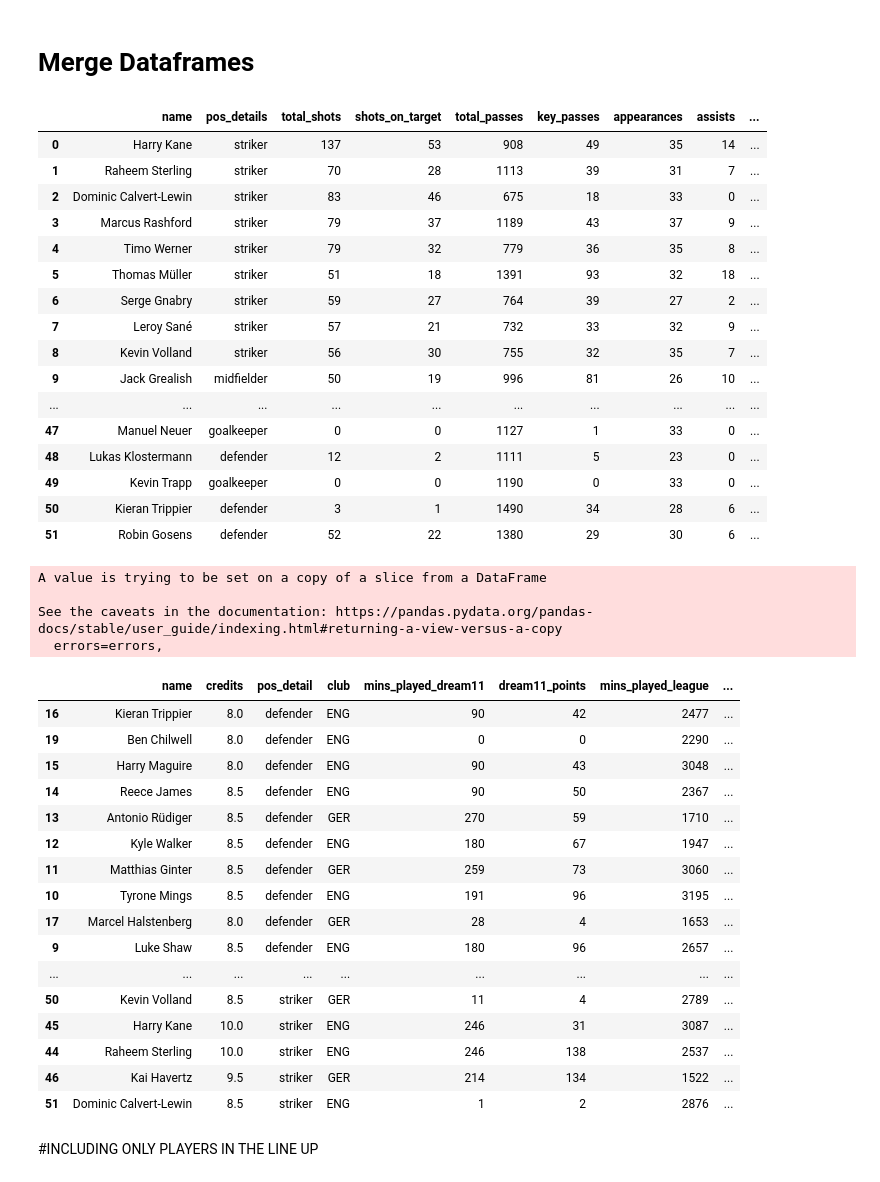
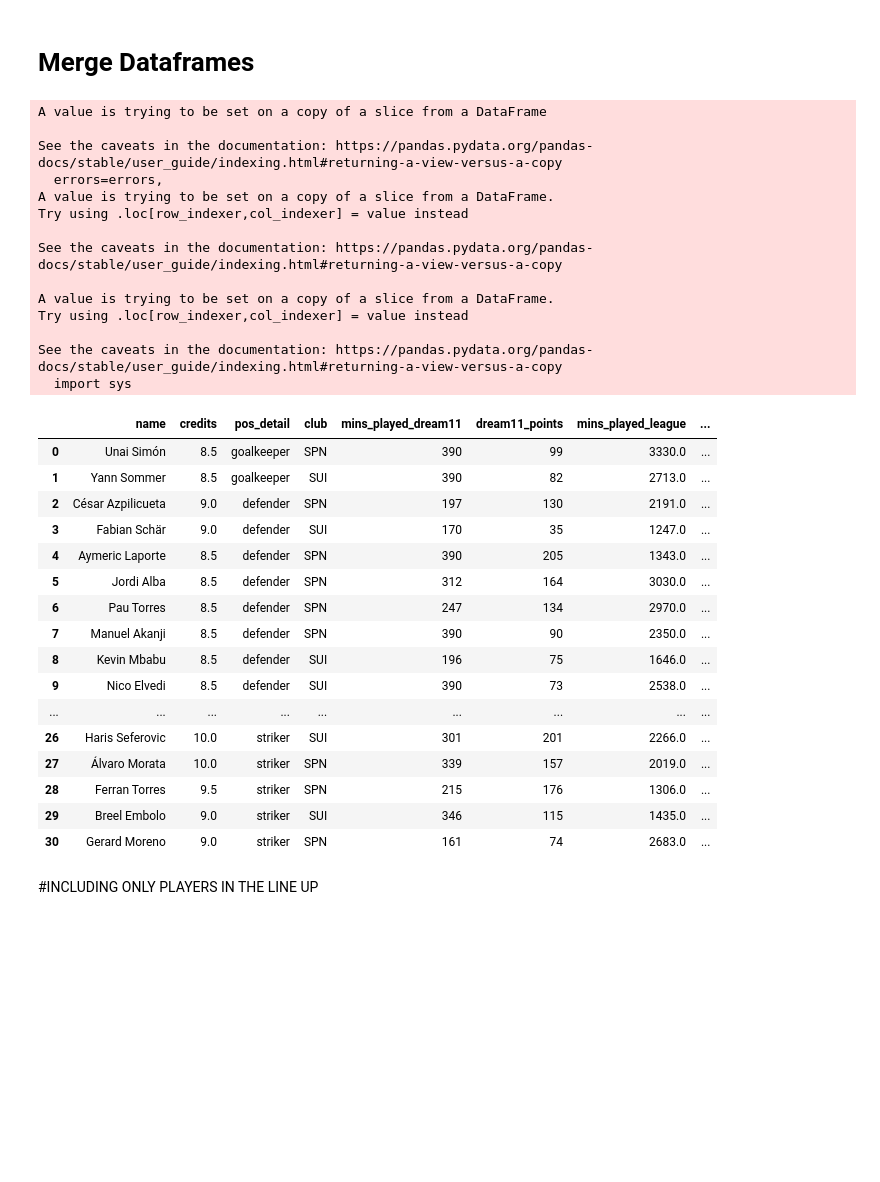
Before and after one commit to Venkat3103/fantasy-football, a Jupyter notebook: Compute_Teams.ipynb, the cells around one changed output. Saved outputs shown, nothing was run; the diff lists cells and outputs as text; code cells hidden in the pictures; blank space fills up the shorter version.

```diff
--- a/Compute_Teams.ipynb
+++ b/Compute_Teams.ipynb
@@ -41,6 +41,6 @@ Saving ENGvsGER.xlsx to ENGvsGER (1).xlsx
 # %%
 import io
-league_data=pd.read_excel(io.BytesIO(uploaded['ENGvsGER.xlsx']))
+league_data=pd.read_excel(io.BytesIO(uploaded['SPNvsSUI.xlsx']))
 league_data
 # %% [output]
 |  | name | pos_details | total_shots | shots_on_target | total_passes | key_passes | appearances | assists | ... |
@@ -67,5 +67,5 @@ Saving ENGvsGER_DREAM11.xlsx to ENGvsGER_DREAM11 (1).xlsx
 # %%
-dream11_data=pd.read_excel(io.BytesIO(uploaded['ENGvsGER_DREAM11.xlsx']))
+dream11_data=pd.read_excel(io.BytesIO(uploaded['SPNvsSUI_DREAM11.xlsx']))
 dream_name=dream11_data.name.tolist()
 dream_name
 # %% [output]
@@ -108,0 +89,5 @@ dream11_data
+# %%
+dream11_data['avg_time_dream11'] = dream11_data['mins_played']/dream11_data['mat_played']
+dream11_data['avg_time_dream11'] = dream11_data.avg_time_dream11.fillna(0);
+#dream11_data = dream11_data[dream11_data['avg_time_dream11']>30]
+dream11_data
@@ -249,0 +254,5 @@ See the caveats in the documentation: https://pandas.pydata.org/pandas-docs/stab
+# %%
+dream11_data
+dream11_data = dream11_data[dream11_data['avg_time_dream11']>30]
+dream11_data.reset_index(drop=True,inplace=True)
+dream11_data
@@ -250,54 +277,46 @@ See the caveats in the documentation: https://pandas.pydata.org/pandas-docs/stab
 # %% [markdown]
 # Merge Dataframes
-# %%
-#dream11_data
-final_league_data
-# %% [output]
-|  | name | pos_details | total_shots | shots_on_target | total_passes | key_passes | appearances | assists | ... |
-| 0 | Harry Kane | striker | 137 | 53 | 908 | 49 | 35 | 14 | ... |
-| 1 | Raheem Sterling | striker | 70 | 28 | 1113 | 39 | 31 | 7 | ... |
-| 2 | Dominic Calvert-Lewin | striker | 83 | 46 | 675 | 18 | 33 | 0 | ... |
-| 3 | Marcus Rashford | striker | 79 | 37 | 1189 | 43 | 37 | 9 | ... |
-| 4 | Timo Werner | striker | 79 | 32 | 779 | 36 | 35 | 8 | ... |
-| 5 | Thomas Müller | striker | 51 | 18 | 1391 | 93 | 32 | 18 | ... |
-| 6 | Serge Gnabry | striker | 59 | 27 | 764 | 39 | 27 | 2 | ... |
-| 7 | Leroy Sané | striker | 57 | 21 | 732 | 33 | 32 | 9 | ... |
-| 8 | Kevin Volland | striker | 56 | 30 | 755 | 32 | 35 | 7 | ... |
-| 9 | Jack Grealish | midfielder | 50 | 19 | 996 | 81 | 26 | 10 | ... |
-| ... | ... | ... | ... | ... | ... | ... | ... | ... | ... |
-| 47 | Manuel Neuer | goalkeeper | 0 | 0 | 1127 | 1 | 33 | 0 | ... |
-| 48 | Lukas Klostermann | defender | 12 | 2 | 1111 | 5 | 23 | 0 | ... |
-| 49 | Kevin Trapp | goalkeeper | 0 | 0 | 1190 | 0 | 33 | 0 | ... |
-| 50 | Kieran Trippier | defender | 3 | 1 | 1490 | 34 | 28 | 6 | ... |
-| 51 | Robin Gosens | defender | 52 | 22 | 1380 | 29 | 30 | 6 | ... |
 # %%
 temp_data = pd.merge(dream11_data,final_league_data,on='name',how='left');
 #temp_data
 final_data = temp_data[['name','epl_value','pos_detail','club','mins_played_x','epl_points','mins_played_y','dream_points',"is_playing"]]
 final_data.rename(columns = {'mins_played_x' : 'mins_played_dream11' , 'mins_played_y' : 'mins_played_league', 'epl_points' : 'dream11_points', 'epl_value' : 'credits' }, inplace=True)
 final_data.sort_values(by="pos_detail",ascending=True)
+final_data['mins_played_league'] = final_data.mins_played_league.fillna(0);
+final_data['dream_points'] = final_data.dream_points.fillna(0);
+final_data
 # %% [output]
 A value is trying to be set on a copy of a slice from a DataFrame
 
 See the caveats in the documentation: https://pandas.pydata.org/pandas-docs/stable/user_guide/indexing.html#returning-a-view-versus-a-copy
   errors=errors,
+A value is trying to be set on a copy of a slice from a DataFrame.
+Try using .loc[row_indexer,col_indexer] = value instead
+
+See the caveats in the documentation: https://pandas.pydata.org/pandas-docs/stable/user_guide/indexing.html#returning-a-view-versus-a-copy
+
+A value is trying to be set on a copy of a slice from a DataFrame.
+Try using .loc[row_indexer,col_indexer] = value instead
+
+See the caveats in the documentation: https://pandas.pydata.org/pandas-docs/stable/user_guide/indexing.html#returning-a-view-versus-a-copy
+  import sys
 |  | name | credits | pos_detail | club | mins_played_dream11 | dream11_points | mins_played_league | ... |
-| 16 | Kieran Trippier | 8.0 | defender | ENG | 90 | 42 | 2477 | ... |
-| 19 | Ben Chilwell | 8.0 | defender | ENG | 0 | 0 | 2290 | ... |
-| 15 | Harry Maguire | 8.0 | defender | ENG | 90 | 43 | 3048 | ... |
-| 14 | Reece James | 8.5 | defender | ENG | 90 | 50 | 2367 | ... |
-| 13 | Antonio Rüdiger | 8.5 | defender | GER | 270 | 59 | 1710 | ... |
-| 12 | Kyle Walker | 8.5 | defender | ENG | 180 | 67 | 1947 | ... |
-| 11 | Matthias Ginter | 8.5 | defender | GER | 259 | 73 | 3060 | ... |
-| 10 | Tyrone Mings | 8.5 | defender | ENG | 191 | 96 | 3195 | ... |
-| 17 | Marcel Halstenberg | 8.0 | defender | GER | 28 | 4 | 1653 | ... |
-| 9 | Luke Shaw | 8.5 | defender | ENG | 180 | 96 | 2657 | ... |
+| 0 | Unai Simón | 8.5 | goalkeeper | SPN | 390 | 99 | 3330.0 | ... |
+| 1 | Yann Sommer | 8.5 | goalkeeper | SUI | 390 | 82 | 2713.0 | ... |
+| 2 | César Azpilicueta | 9.0 | defender | SPN | 197 | 130 | 2191.0 | ... |
+| 3 | Fabian Schär | 9.0 | defender | SUI | 170 | 35 | 1247.0 | ... |
+| 4 | Aymeric Laporte | 8.5 | defender | SPN | 390 | 205 | 1343.0 | ... |
+| 5 | Jordi Alba | 8.5 | defender | SPN | 312 | 164 | 3030.0 | ... |
+| 6 | Pau Torres | 8.5 | defender | SPN | 247 | 134 | 2970.0 | ... |
+| 7 | Manuel Akanji | 8.5 | defender | SPN | 390 | 90 | 2350.0 | ... |
+| 8 | Kevin Mbabu | 8.5 | defender | SUI | 196 | 75 | 1646.0 | ... |
+| 9 | Nico Elvedi | 8.5 | defender | SUI | 390 | 73 | 2538.0 | ... |
 | ... | ... | ... | ... | ... | ... | ... | ... | ... |
-| 50 | Kevin Volland | 8.5 | striker | GER | 11 | 4 | 2789 | ... |
-| 45 | Harry Kane | 10.0 | striker | ENG | 246 | 31 | 3087 | ... |
-| 44 | Raheem Sterling | 10.0 | striker | ENG | 246 | 138 | 2537 | ... |
-| 46 | Kai Havertz | 9.5 | striker | GER | 214 | 134 | 1522 | ... |
-| 51 | Dominic Calvert-Lewin | 8.5 | striker | ENG | 1 | 2 | 2876 | ... |
+| 26 | Haris Seferovic | 10.0 | striker | SUI | 301 | 201 | 2266.0 | ... |
+| 27 | Álvaro Morata | 10.0 | striker | SPN | 339 | 157 | 2019.0 | ... |
+| 28 | Ferran Torres | 9.5 | striker | SPN | 215 | 176 | 1306.0 | ... |
+| 29 | Breel Embolo | 9.0 | striker | SUI | 346 | 115 | 1435.0 | ... |
+| 30 | Gerard Moreno | 9.0 | striker | SPN | 161 | 74 | 2683.0 | ... |
 # %% [markdown]
 #INCLUDING ONLY PLAYERS IN THE LINE UP
 # %%
```
Also changed, not shown: parts of 26 cells of this notebook.
